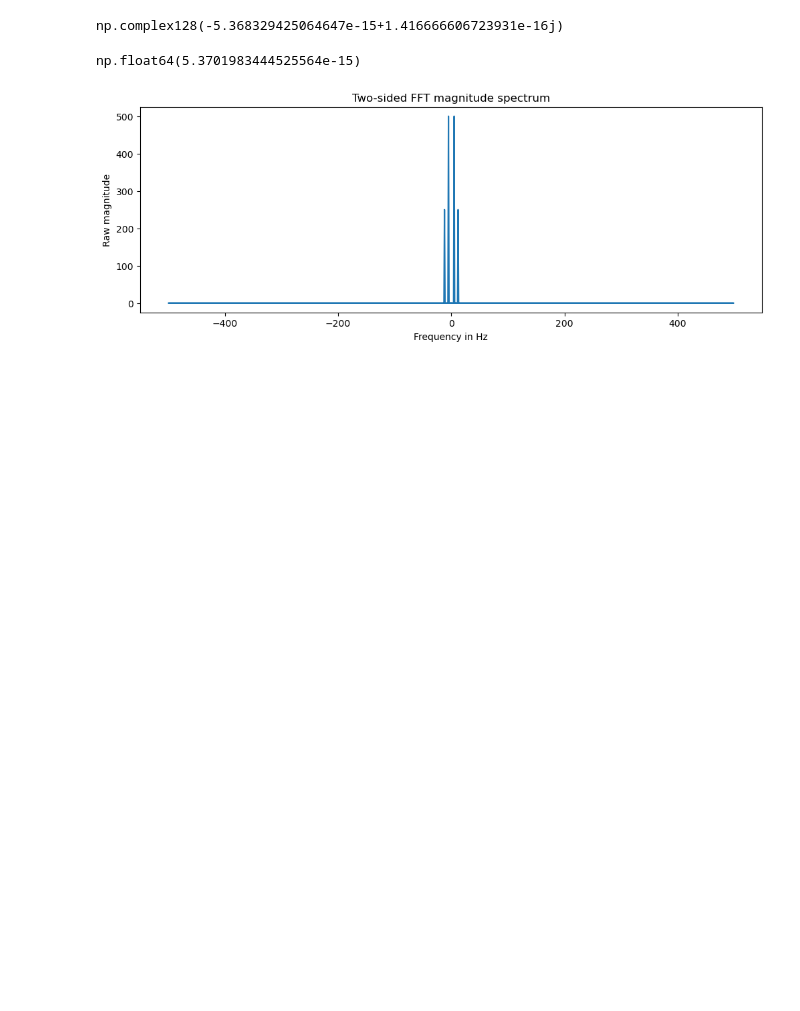
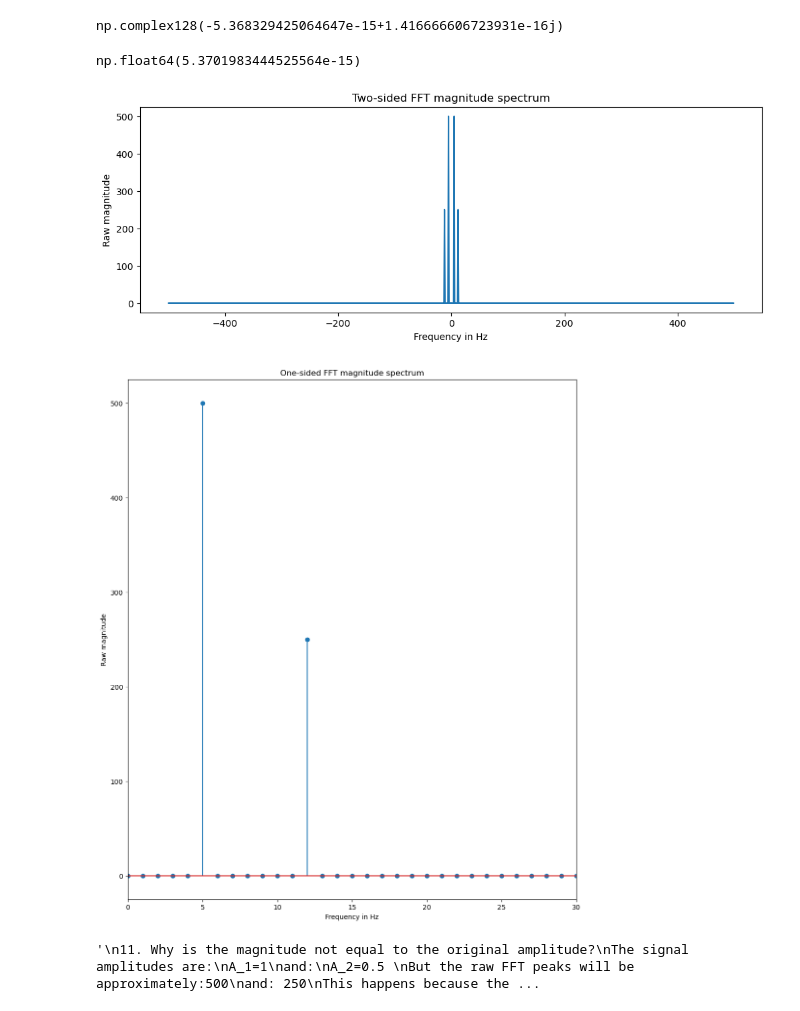
Before and after one commit to ZoroZoro95/Audio-For-ML, a Jupyter notebook: FFT_python.ipynb, the cells around one changed output. Drawn from its saved outputs; the diff is of its cells as text; code cells hidden in the pictures; blank space fills up the shorter version.

```diff
--- a/FFT_python.ipynb
+++ b/FFT_python.ipynb
@@ -88,0 +97,41 @@ plt.show()
+# %%
+half = N//2
+
+positive_frequencies = frequencies[:half]
+positive_magnitude = magnitude[:half]
+
+#plotting the half magnitude spectrum
+plt.figure(figsize = (12,14))
+plt.stem(positive_frequencies,positive_magnitude)
+plt.xlabel("Frequency in Hz")
+plt.ylabel("Raw magnitude")
+plt.title("One-sided FFT magnitude spectrum")
+
+plt.xlim(0, 30)
+
+plt.show()
+# %% [output]
+[figure, added]
+# %%
+"""
+11. Why is the magnitude not equal to the original amplitude?
+The signal amplitudes are:
+A_1=1
+and:
+A_2=0.5
+But the raw FFT peaks will be approximately:500
+and: 250
+This happens because the raw DFT magnitude scales with the number of samples.
+For a sinusoid that fits exactly into an FFT bin:
+|X[k]| approx = A*N//2
+
+For the 5 Hz component:
+|X[5]| = A * N/2 = 1 * 1000/2 = 500
+
+For the 12 Hz component:
+|X[12]| = 0.5 * 1000/2 = 250
+hence we need to resacle the amplitude
+A = (2 * X12) / N
+"""
+# %% [output]
+'\n11. Why is the magnitude not equal to the original amplitude?\nThe signal amplitudes are:\nA_1=1\nand:\nA_2=0.5 \nBut the raw FFT peaks will be approximately:500\nand: 250\nThis happens because the ...
```
Also changed, not shown: parts of 10 cells of this notebook.
